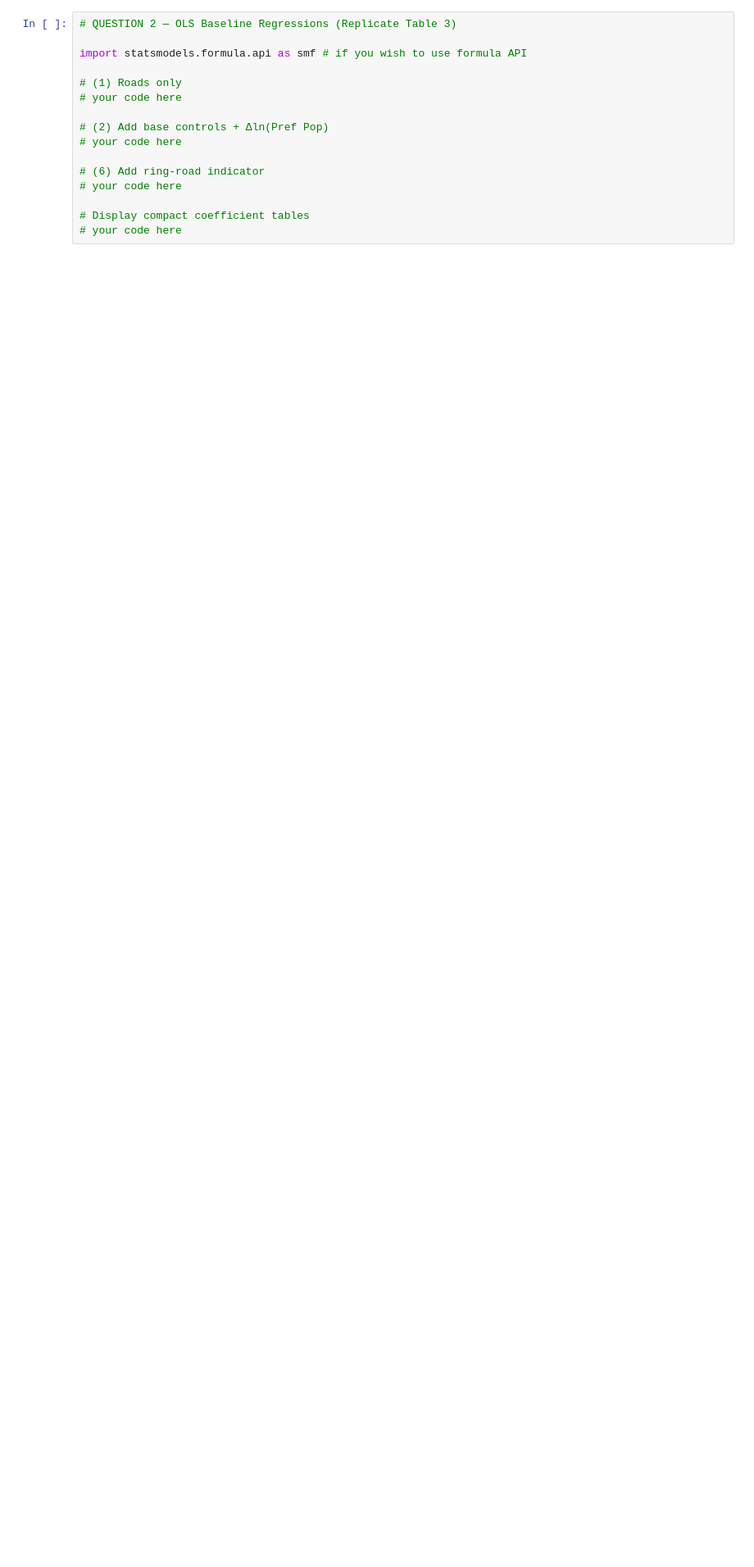
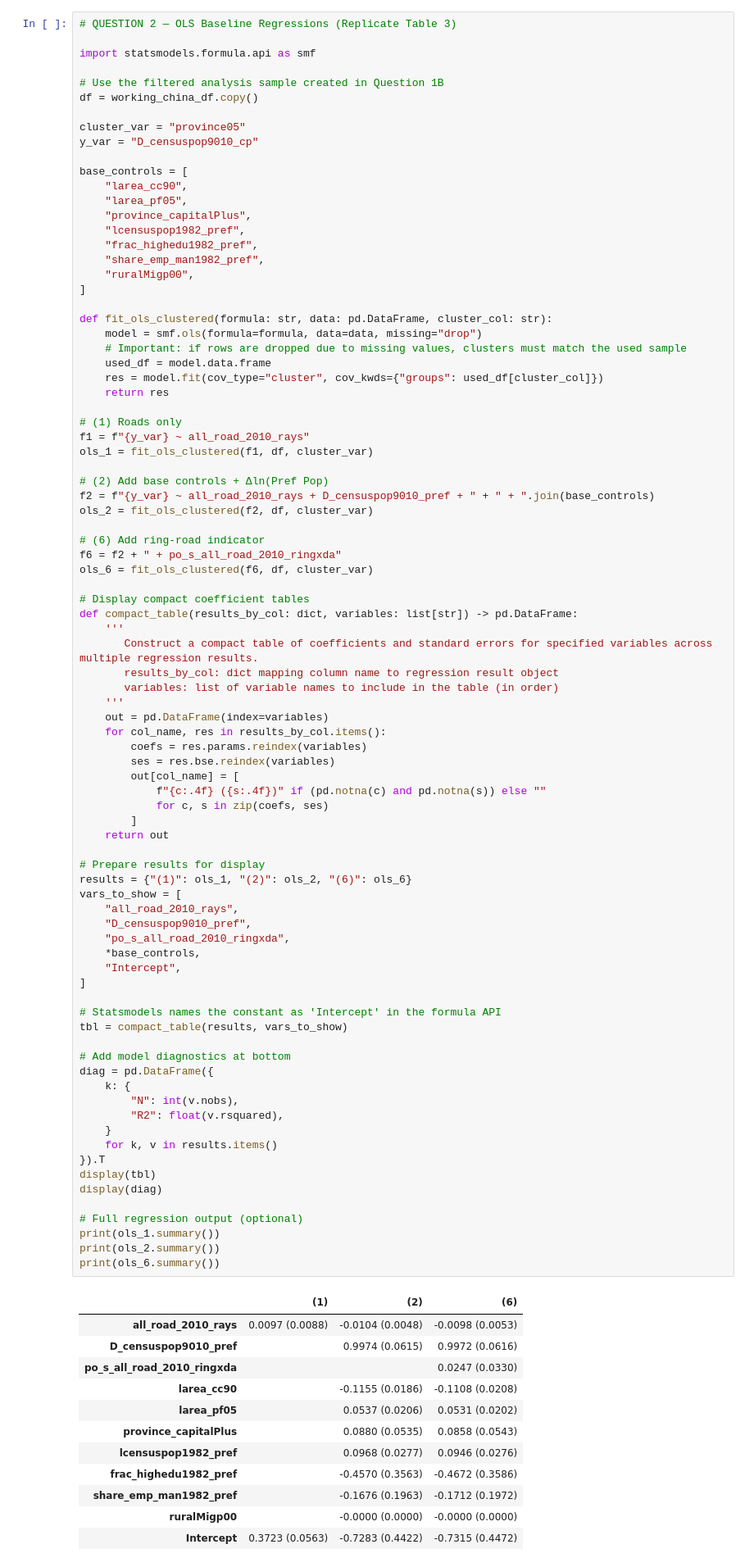
Before and after one commit to norsini1515/MapCreator, a Jupyter notebook: file_transit/china_empirical_problem.ipynb, the cells around one changed output. Shown at 82% size. Drawn from its saved outputs; the diff is of its cells as text; blank space fills up the shorter version.

```diff
--- a/file_transit/china_empirical_problem.ipynb
+++ b/file_transit/china_empirical_problem.ipynb
@@ -232,16 +253,98 @@ After running the regressions, compare your coefficients with those in Table 3.
 # %%
 # QUESTION 2 — OLS Baseline Regressions (Replicate Table 3)
 
-import statsmodels.formula.api as smf # if you wish to use formula API
+import statsmodels.formula.api as smf
+
+# Use the filtered analysis sample created in Question 1B
+df = working_china_df.copy()
+
+cluster_var = "province05"
+y_var = "D_censuspop9010_cp"
+
+base_controls = [
+    "larea_cc90",
+    "larea_pf05",
+    "province_capitalPlus",
+    "lcensuspop1982_pref",
+    "frac_highedu1982_pref",
+    "share_emp_man1982_pref",
+    "ruralMigp00",
+]
+
+def fit_ols_clustered(formula: str, data: pd.DataFrame, cluster_col: str):
+    model = smf.ols(formula=formula, data=data, missing="drop")
+    # Important: if rows are dropped due to missing values, clusters must match the used sample
+    used_df = model.data.frame
+    res = model.fit(cov_type="cluster", cov_kwds={"groups": used_df[cluster_col]})
+    return res
 
 # (1) Roads only
-# your code here
+f1 = f"{y_var} ~ all_road_2010_rays"
+ols_1 = fit_ols_clustered(f1, df, cluster_var)
 
 # (2) Add base controls + Δln(Pref Pop)
-# your code here
+f2 = f"{y_var} ~ all_road_2010_rays + D_censuspop9010_pref + " + " + ".join(base_controls)
+ols_2 = fit_ols_clustered(f2, df, cluster_var)
 
 # (6) Add ring-road indicator
-# your code here
+f6 = f2 + " + po_s_all_road_2010_ringxda"
+ols_6 = fit_ols_clustered(f6, df, cluster_var)
 
 # Display compact coefficient tables
-# your code here
+def compact_table(results_by_col: dict, variables: list[str]) -> pd.DataFrame:
+    '''
+       Construct a compact table of coefficients and standard errors for specified variables across multiple regression results.
+       results_by_col: dict mapping column name to regression result object
+       variables: list of variable names to include in the table (in order)
+    '''
+    out = pd.DataFrame(index=variables)
+    for col_name, res in results_by_col.items():
+        coefs = res.params.reindex(variables)
+        ses = res.bse.reindex(variables)
+        out[col_name] = [
+            f"{c:.4f} ({s:.4f})" if (pd.notna(c) and pd.notna(s)) else ""
+            for c, s in zip(coefs, ses)
+        ]
+    return out
+
+# Prepare results for display
+results = {"(1)": ols_1, "(2)": ols_2, "(6)": ols_6}
+vars_to_show = [
+    "all_road_2010_rays",
+    "D_censuspop9010_pref",
+    "po_s_all_road_2010_ringxda",
+    *base_controls,
+    "Intercept",
+]
+
+# Statsmodels names the constant as 'Intercept' in the formula API
+tbl = compact_table(results, vars_to_show)
+
+# Add model diagnostics at bottom
+diag = pd.DataFrame({
+    k: {
+        "N": int(v.nobs),
+        "R2": float(v.rsquared),
+    }
+    for k, v in results.items()
+}).T
+display(tbl)
+display(diag)
+
+# Full regression output (optional)
+print(ols_1.summary())
+print(ols_2.summary())
+print(ols_6.summary())
+# %% [output]
+|  | (1) | (2) | (6) |
+| all_road_2010_rays | 0.0097 (0.0088) | -0.0104 (0.0048) | -0.0098 (0.0053) |
+| D_censuspop9010_pref |  | 0.9974 (0.0615) | 0.9972 (0.0616) |
+| po_s_all_road_2010_ringxda |  |  | 0.0247 (0.0330) |
+| larea_cc90 |  | -0.1155 (0.0186) | -0.1108 (0.0208) |
+| larea_pf05 |  | 0.0537 (0.0206) | 0.0531 (0.0202) |
+| province_capitalPlus |  | 0.0880 (0.0535) | 0.0858 (0.0543) |
+| lcensuspop1982_pref |  | 0.0968 (0.0277) | 0.0946 (0.0276) |
+| frac_highedu1982_pref |  | -0.4570 (0.3563) | -0.4672 (0.3586) |
+| share_emp_man1982_pref |  | -0.1676 (0.1963) | -0.1712 (0.1972) |
+| ruralMigp00 |  | -0.0000 (0.0000) | -0.0000 (0.0000) |
+| Intercept | 0.3723 (0.0563) | -0.7283 (0.4422) | -0.7315 (0.4472) |
```
Also changed, not shown: parts of 11 cells of this notebook.
